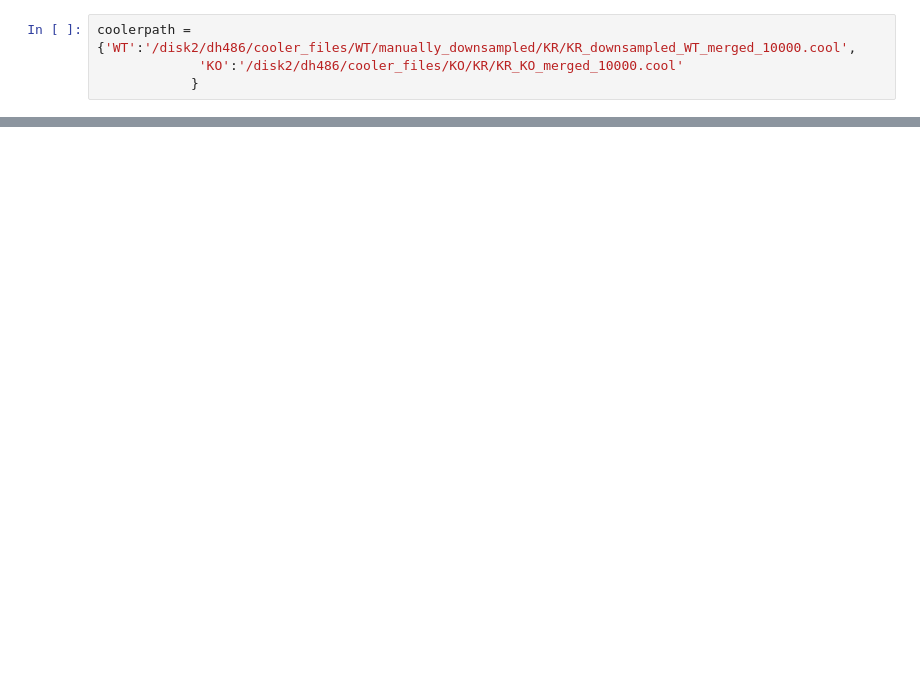
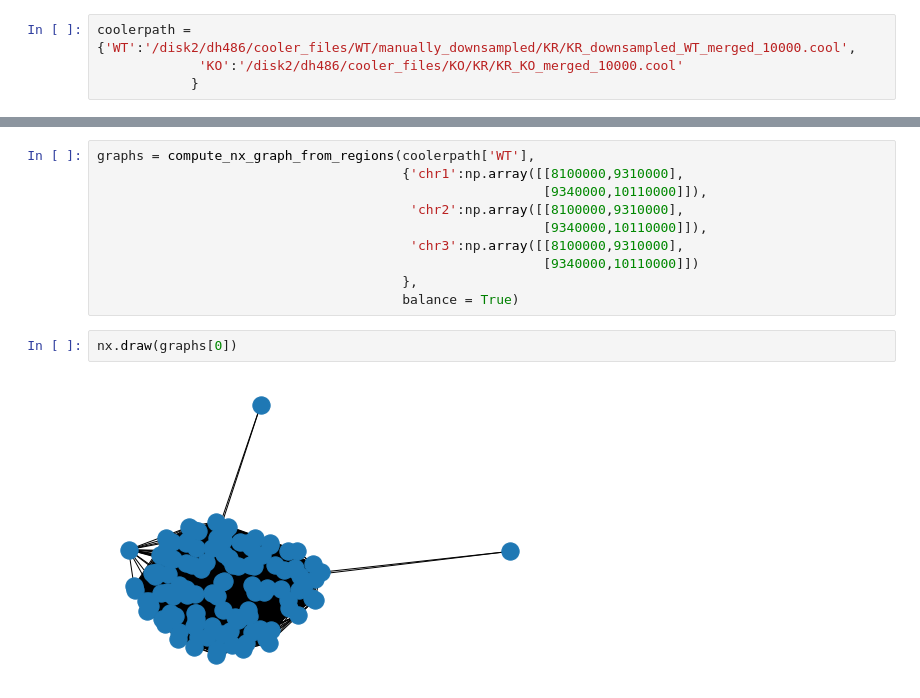
Before and after one commit to dhall1995/GrapHiC, a Jupyter notebook: Extracting_Hi_C_graphs.ipynb, the cells around one changed output, grey strips where cells are left out. Saved outputs shown, nothing was run; the diff lists cells and outputs as text; blank space fills up the shorter version.

```diff
--- a/Extracting_Hi_C_graphs.ipynb
+++ b/Extracting_Hi_C_graphs.ipynb
@@ -98,0 +144,14 @@ compare_gene(gene_reg = 'chr6:142,490,249-142,507,957',gene_name = 'Ldhb')
+# %%
+graphs = compute_nx_graph_from_regions(coolerpath['WT'],
+                                       {'chr1':np.array([[8100000,9310000],
+                                                         [9340000,10110000]]),
+                                        'chr2':np.array([[8100000,9310000],
+                                                         [9340000,10110000]]),
+                                        'chr3':np.array([[8100000,9310000],
+                                                         [9340000,10110000]])
+                                       },
+                                       balance = True)
+# %%
+nx.draw(graphs[0])
+# %% [output]
+[figure, added]
```
Also changed, not shown: parts of 11 cells of this notebook, 10 other files.
